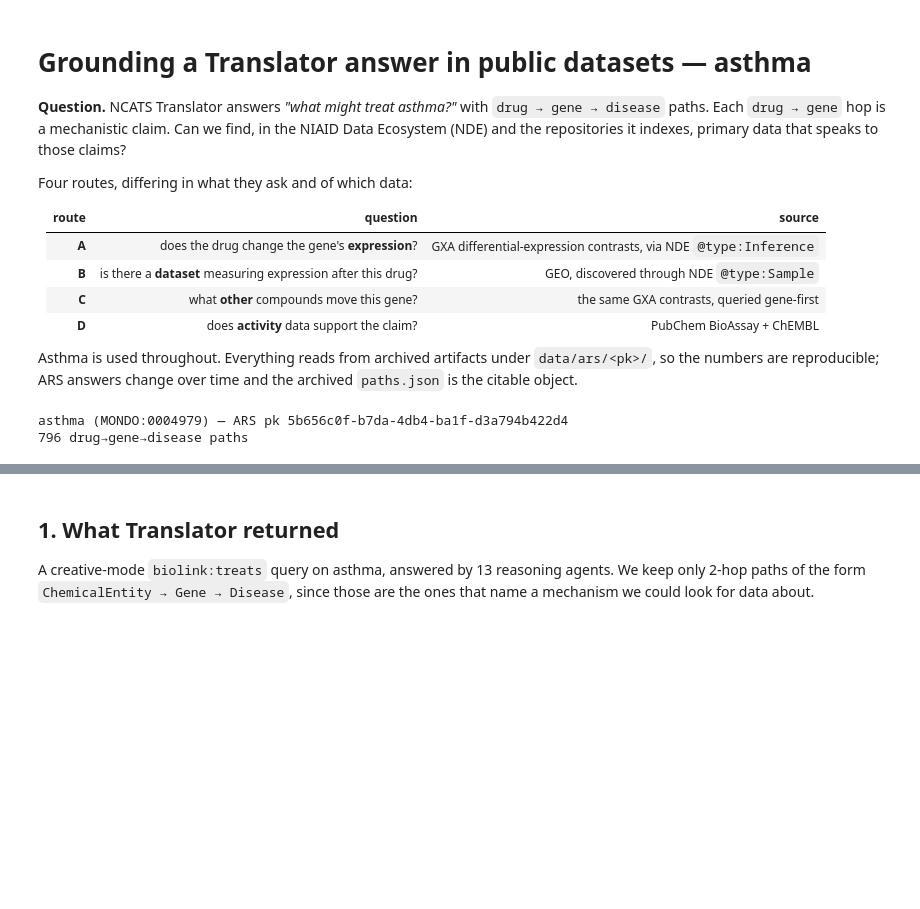
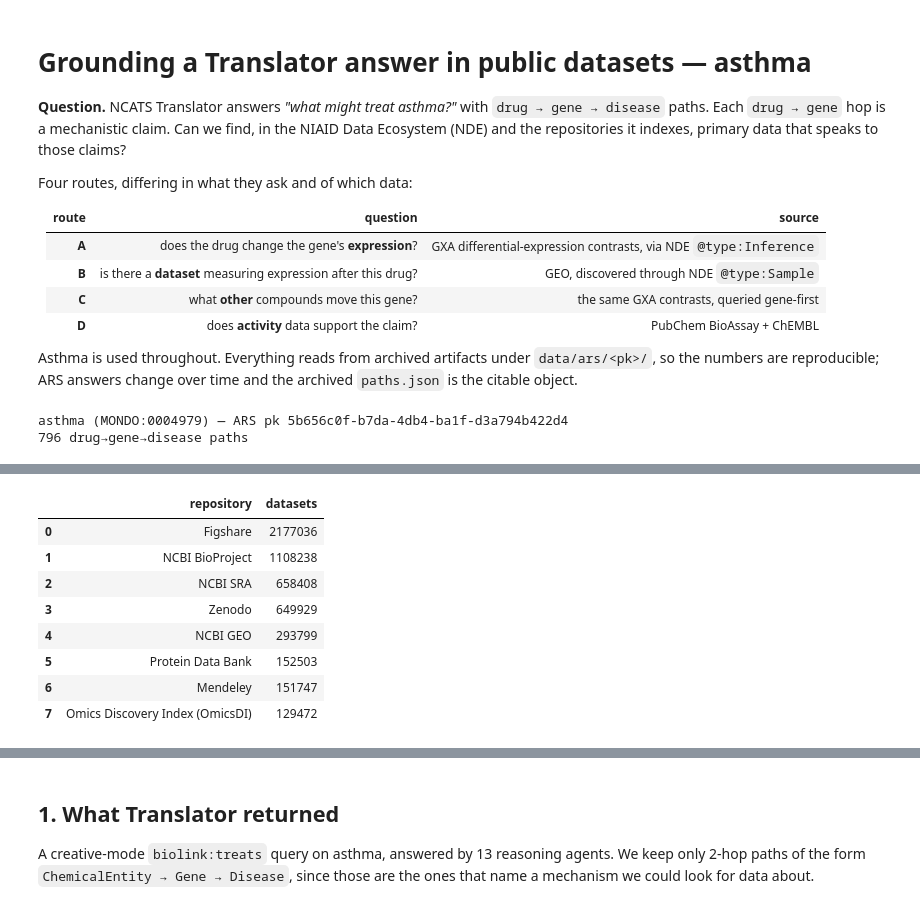
Before and after one commit to andrewsu/translator-nde, a Jupyter notebook: notebooks/asthma_translator_nde.ipynb, the cells around one changed output, grey strips where cells are left out. Cells and saved outputs as stored; diff of their text form; code cells hidden in the pictures; blank space fills up the shorter version.

```diff
--- a/notebooks/asthma_translator_nde.ipynb
+++ b/notebooks/asthma_translator_nde.ipynb
@@ -34,0 +53,24 @@ asthma (MONDO:0004979) — ARS pk 5b656c0f-b7da-4db4-ba1f-d3a794b422d4
+# %%
+import sys
+sys.path.insert(0, "../src")
+from translator_nde.nde import NDEClient, PROD, STAGING
+
+nde = NDEClient(base_url=PROD)
+nde_staging = NDEClient(base_url=STAGING)
+
+print(f"production index: {nde.count('__all__'):,} records across "
+      f"{len(nde.facet('@type:Dataset', 'includedInDataCatalog.name', facet_size=1000))} repositories\n")
+
+counts = pd.DataFrame([
+    {"@type": t, "production": nde.count(f"@type:{t}"), "what it is": w}
+    for t, w in [("Dataset", "a study / series / accession"),
+                 ("Sample", "one biological sample, e.g. a GEO GSM"),
+                 ("ComputationalTool", "software and workflows"),
+                 ("ResourceCatalog", "a whole repository, described as a record")]
+])
+# Inference and DataCollection exist only on staging; querying prod returns 0 with no error.
+counts = pd.concat([counts, pd.DataFrame([
+    {"@type": "Inference (staging only)", "production": nde_staging.count("@type:Inference"),
+     "what it is": "one differential-expression contrast"},
+])], ignore_index=True)
+counts
@@ -34,0 +85,13 @@ asthma (MONDO:0004979) — ARS pk 5b656c0f-b7da-4db4-ba1f-d3a794b422d4
+# %%
+top = nde.facet("@type:Dataset", "includedInDataCatalog.name", facet_size=8)
+pd.DataFrame(top.items(), columns=["repository", "datasets"])
+# %% [output]
+|  | repository | datasets |
+| 0 | Figshare | 2177036 |
+| 1 | NCBI BioProject | 1108238 |
+| 2 | NCBI SRA | 658408 |
+| 3 | Zenodo | 649929 |
+| 4 | NCBI GEO | 293799 |
+| 5 | Protein Data Bank | 152503 |
+| 6 | Mendeley | 151747 |
+| 7 | Omics Discovery Index (OmicsDI) | 129472 |
```
Also changed, not shown: parts of 5 cells of this notebook.
